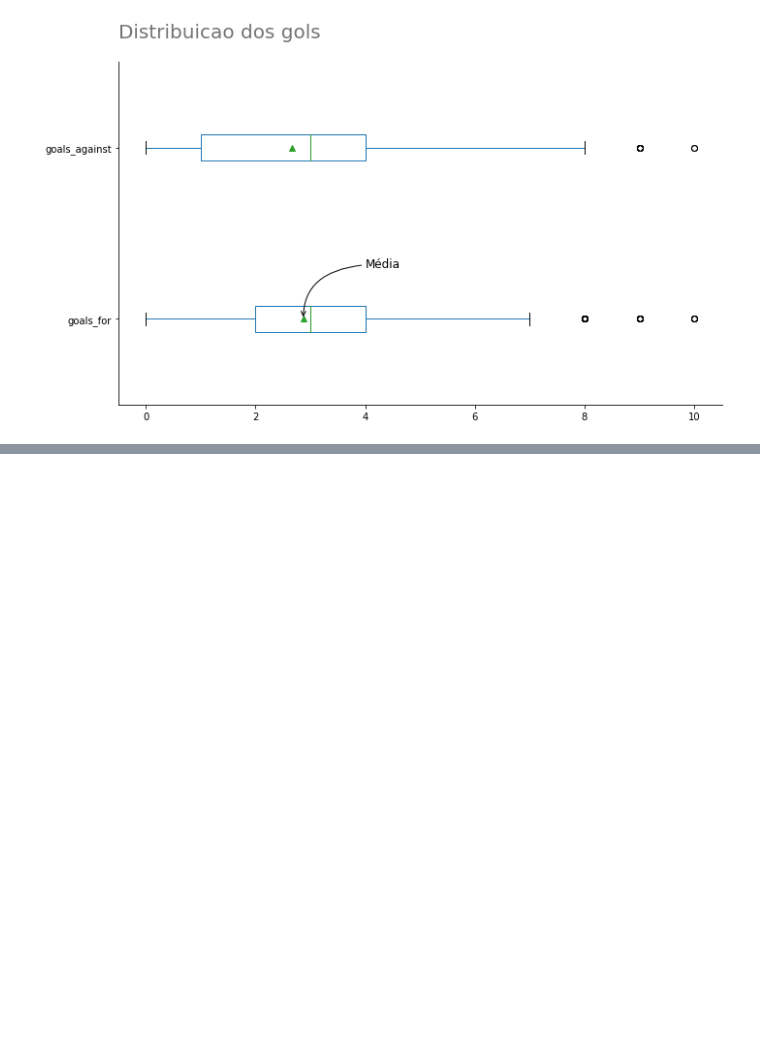
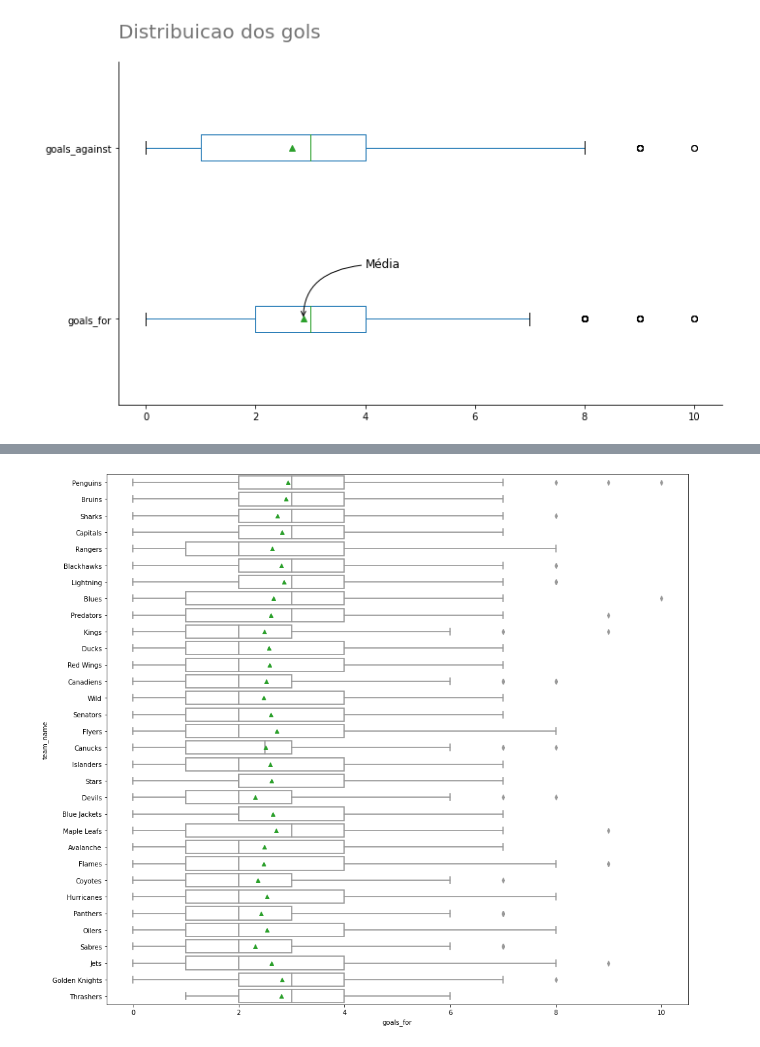
Before and after one commit to DanOakStats/NHL, a Jupyter notebook: eda_data.ipynb, the cells around one changed output, grey strips where cells are left out. Cells and saved outputs as stored; diff of their text form; code cells hidden in the pictures; blank space fills up the shorter version.

```diff
--- a/eda_data.ipynb
+++ b/eda_data.ipynb
@@ -437,0 +462,9 @@ Nosso conjunto de dados apresentou 6 casos onde tivemos 10 gols em uma única pa
+# %%
+# GOLS FEITOS COMO VISITANTE
+fig, ax = plt.subplots(figsize=(14, 12))
+sns.boxplot(y='team_name', x='goals_for', data=nhl_eda[nhl_eda['HoA']=='away'],
+            order=nhl_eda['team_name'].value_counts().index, color='white' , width=0.8, showmeans=True, ax=ax, linewidth=1.75)
+
+plt.tight_layout()
+# %% [output]
+[figure, added]
```
Also changed, not shown: parts of 17 cells of this notebook.
